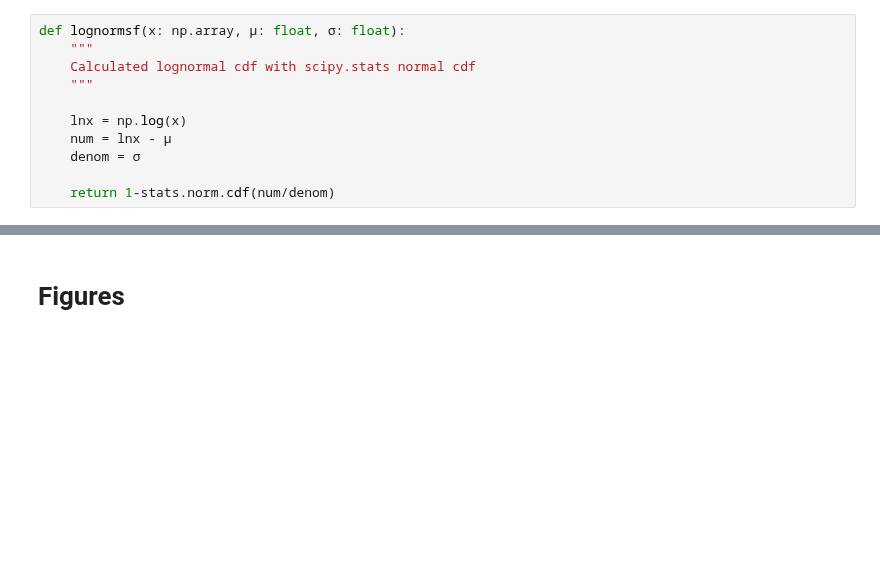
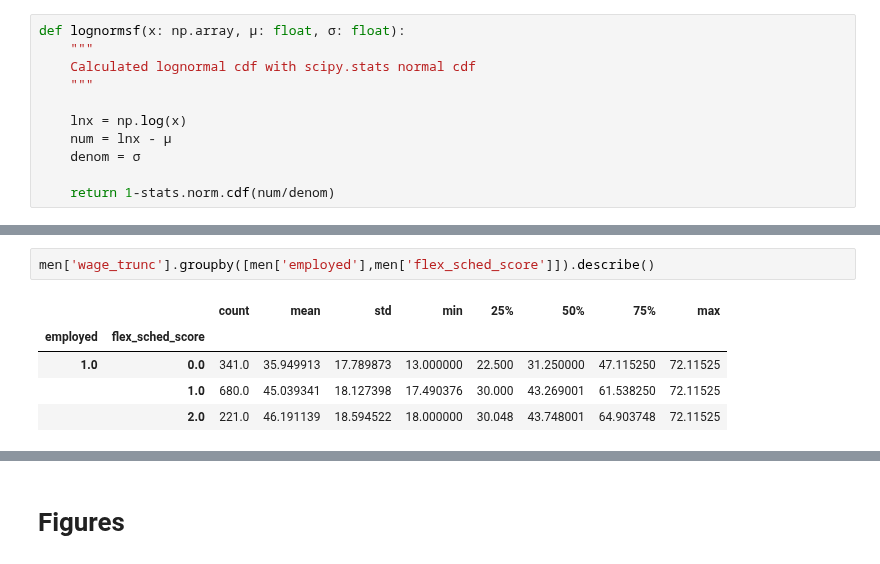
Before and after one commit to meganmccoy/flexibility-in-search-model, a Jupyter notebook: SimplifiedModel.ipynb, the cells around one changed output, grey strips where cells are left out. Cells and saved outputs as stored; diff of their text form; blank space fills up the shorter version.

```diff
--- a/SimplifiedModel.ipynb
+++ b/SimplifiedModel.ipynb
@@ -247,0 +274,8 @@ def log_L(data: pd.DataFrame, flex: str, wage: str, dur: str, res_wage: np.array
+# %%
+men['wage_trunc'].groupby([men['employed'],men['flex_sched_score']]).describe()
+# %% [output]
+|  |  | count | mean | std | min | 25% | 50% | 75% | max |
+| employed | flex_sched_score |  |  |  |  |  |  |  |  |
+| 1.0 | 0.0 | 341.0 | 35.949913 | 17.789873 | 13.000000 | 22.500 | 31.250000 | 47.115250 | 72.11525 |
+|  | 1.0 | 680.0 | 45.039341 | 18.127398 | 17.490376 | 30.000 | 43.269001 | 61.538250 | 72.11525 |
+|  | 2.0 | 221.0 | 46.191139 | 18.594522 | 18.000000 | 30.048 | 43.748001 | 64.903748 | 72.11525 |
```
Also changed, not shown: parts of 45 cells of this notebook.
